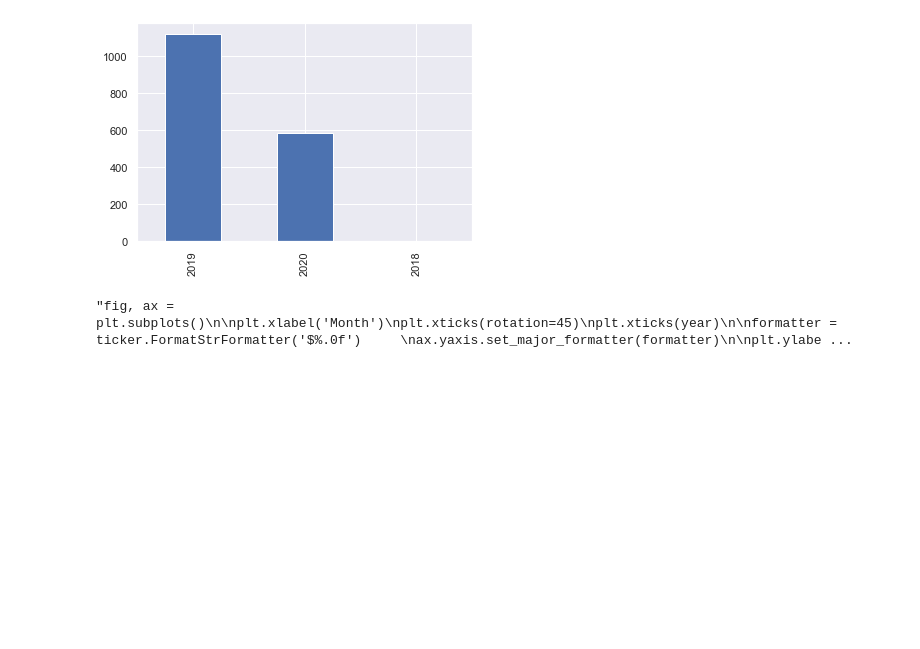
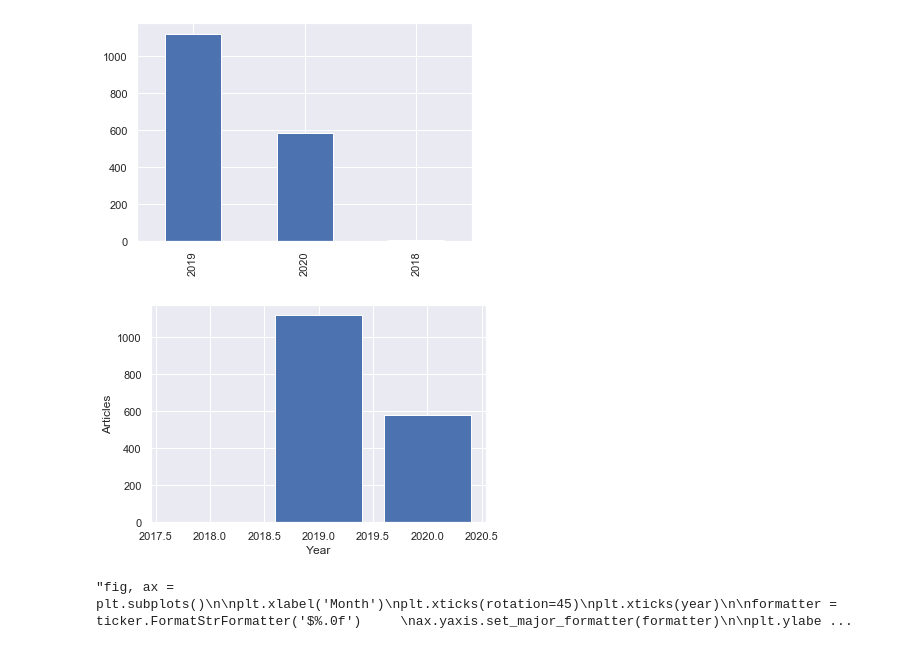
Before and after one commit to pacman-ctm/DSKT-Lab_2020Training_DataUnderstandingAndVisualization, a Jupyter notebook: Understand_Visualization/Understand_Visual_vietnamnet.ipynb, the cells around one changed output. Saved outputs shown, nothing was run; the diff lists cells and outputs as text; code cells hidden in the pictures; blank space fills up the shorter version.

```diff
--- a/Understand_Visualization/Understand_Visual_vietnamnet.ipynb
+++ b/Understand_Visualization/Understand_Visual_vietnamnet.ipynb
@@ -118,7 +118,8 @@ df.describe()
 | 75% | 618249.250000 | 2020.000000 |
 | max | 667171.000000 | 2020.000000 |
 # %%
-df['year'].value_counts()
+year = df['year'].value_counts()
+year
 # %% [output]
 2019    1120
 2020     583
@@ -129,6 +131,17 @@ df['year'].value_counts().plot.bar()
 # %% [output]
 <matplotlib.axes._subplots.AxesSubplot at 0x...>
 [figure]
+# %%
+year_key = year.keys()
+year_value = [year[x] for x in year_key]
+
+plt.xlabel("Year")
+plt.ylabel("Articles")
+plt.bar(year_key, year_value)
+plt.show()
+#Trying to draw a plot bar of df['year'] using matplotlib
+# %% [output]
+[figure, added]
 # %%
 """fig, ax = plt.subplots()
 
```
Also changed, not shown: parts of 2 cells of this notebook, 1 other file.
